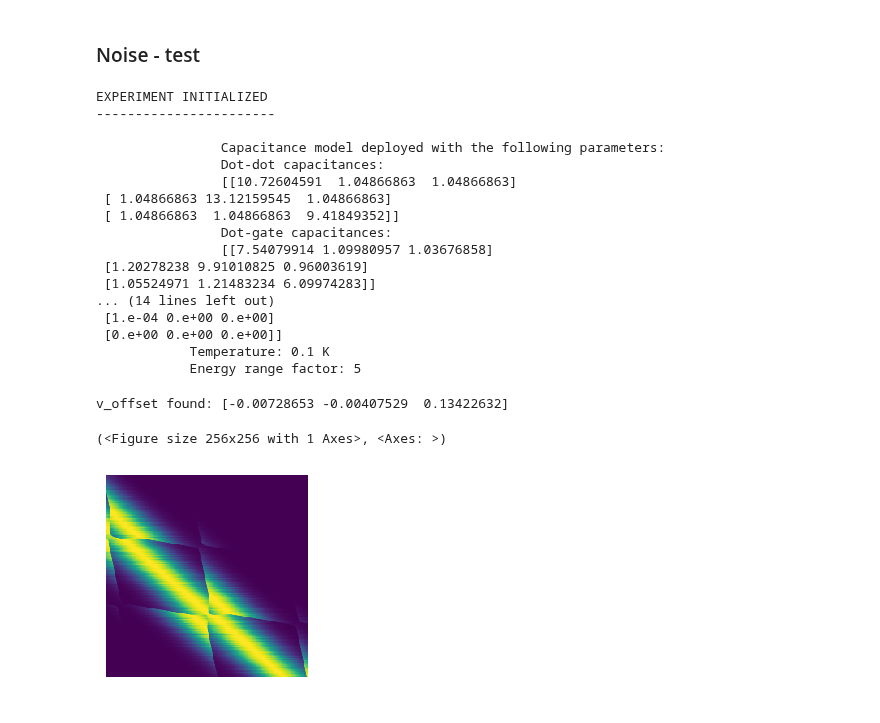
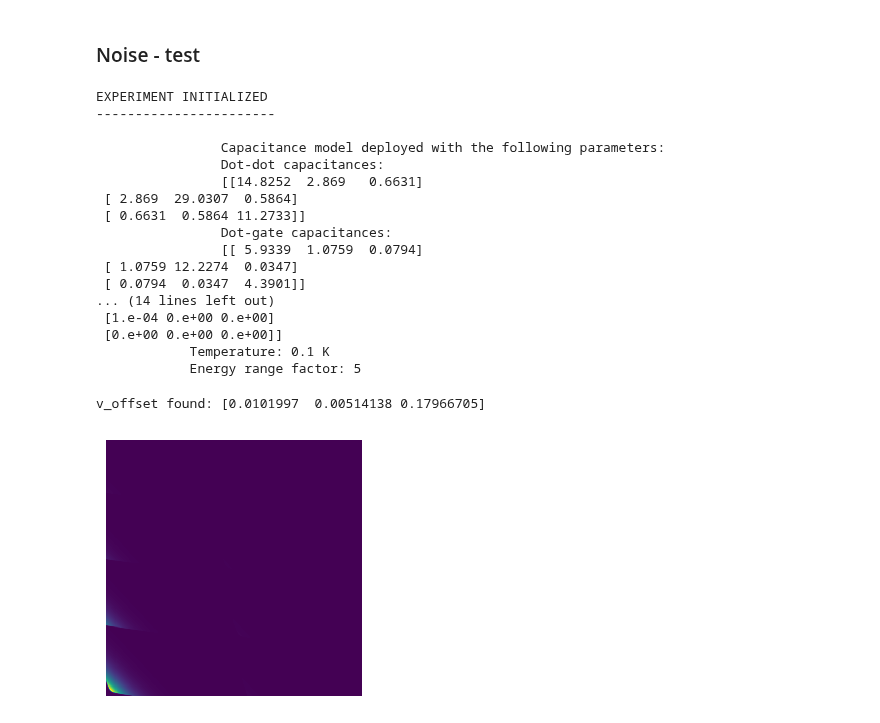
Before and after one commit to KREFT-QS-13/learning-QDs-parameters, a Jupyter notebook: example.ipynb, the cells around one changed output. Saved outputs shown, nothing was run; the diff lists cells and outputs as text; code cells hidden in the pictures.

Commit message:
Introduce device geometry and noise

```diff
--- a/example.ipynb
+++ b/example.ipynb
@@ -194,12 +194,17 @@ EXPERIMENT INITIALIZED
 # %% [markdown]
 ### Noise - test
 # %%
-c.set_global_K(3)
+c.set_global_NOISE(True)
+c.set_global_S(1)
+device = np.array([[1,1]])
+c.set_global_N(len(u.get_dots_indices(device)))
+c.set_global_K(c.N+c.S)
 
-C_DD, C_DG = u.generate_capacitance_matrices()
+C_DD, C_DG = u.generate_capacitance_matrices(device)
 tunnel_couplings = np.zeros((c.K,c.K))
 tunnel_couplings[0,1] = 100*1e-6
 tunnel_couplings[1,0] = 100*1e-6
+
 capacitance_config = {
         "C_DD" : C_DD,  #dot-dot capacitance matrix
         "C_Dg" : C_DG,  #dot-gate capacitance matrix
@@ -215,11 +220,9 @@ tunneling_config = {
 sensor_config = {
         "sensor_dot_indices": [2],  #Indices of the sensor dots
         "sensor_detunings": [-0.02],  #Detuning of the sensor dots
-        "noise_amplitude": {"fast_noise": 0.8*1e-5, "slow_noise": 2*1e-5}, #Noise amplitude for the sensor dots in eV
+        "noise_amplitude": {"fast_noise": 0.8*1e-80, "slow_noise": 2*1e-80}, #Noise amplitude for the sensor dots in eV
         "peak_width_multiplier": 25,  #Width of the sensor peaks in the units of thermal broadening m *kB*T/0.61.
 }
-# TODO:
-# draw an indece of the senor
 # %%
 experiment = Experiment(capacitance_config=capacitance_config,
                         tunneling_config=tunneling_config,
@@ -230,13 +233,13 @@ EXPERIMENT INITIALIZED
 
                 Capacitance model deployed with the following parameters:
                 Dot-dot capacitances:
-                [[10.72604591  1.04866863  1.04866863]
- [ 1.04866863 13.12159545  1.04866863]
- [ 1.04866863  1.04866863  9.41849352]]
+                [[14.8252  2.869   0.6631]
+ [ 2.869  29.0307  0.5864]
+ [ 0.6631  0.5864 11.2733]]
                 Dot-gate capacitances:
-                [[7.54079914 1.09980957 1.03676858]
- [1.20278238 9.91010825 0.96003619]
- [1.05524971 1.21483234 6.09974283]]
+                [[ 5.9339  1.0759  0.0794]
+ [ 1.0759 12.2274  0.0347]
+ [ 0.0794  0.0347  4.3901]]
 ... (14 lines left out)
  [1.e-04 0.e+00 0.e+00]
  [0.e+00 0.e+00 0.e+00]]
@@ -245,7 +248,7 @@ EXPERIMENT INITIALIZED
 # %%
 dvmax = -0.01
 dvmin = -0.02
-v0, v1 = -np.random.uniform(dvmin, dvmax, 2)
+v0, v1 = np.random.uniform(dvmin, dvmax, 2)
 
 xks, yks, csd_dataks, polytopesks, sensor_signalexp, _ = experiment.generate_CSD(
                                                 plane_axes = np.array([[1,0,0],[0,1,0]]), # vectors spanning the cut in voltage space
@@ -253,17 +256,16 @@ xks, yks, csd_dataks, polytopesks, sensor_signalexp, _ = experiment.generate_CSD
                                                 target_state = [1,0,5],  # target state for transition
                                                 target_transition = [-1,1,0], #target transition from target state, here transition to [2,3,2,3,5,5]
 
-                                                x_voltages=np.linspace(v0, 0.05+v0, 250), #voltage range for x-axis
-                                                y_voltages=np.linspace(v1, 0.05+v1, 250), #voltage range for y-axis
+                                                x_voltages=np.linspace(0, 0.05, 500), #voltage range for x-axis
+                                                y_voltages=np.linspace(0, 0.05, 500), #voltage range for y-axis
                                                 compute_polytopes = True,
                                                 # compensate_sensors=True, #compensate the sensors
                                                  #compute the corners of constant occupation
                                                 use_sensor_signal=True) #use the sensor signals
 # %% [output]
-v_offset found: [-0.00728653 -0.00407529  0.13422632]
+v_offset found: [0.0101997  0.00514138 0.17966705]
 # %%
 %matplotlib inline
-u.plot_CSD(xks, yks, sensor_signalexp[:,:,0], polytopesks)
+fig, ax = u.plot_CSD(xks, yks, sensor_signalexp[:,:,0], polytopesks)
 # %% [output]
-(<Figure size 256x256 with 1 Axes>, <Axes: >)
-[figure, old version]
+[figure, new version]
```
Also changed, not shown: parts of 12 cells of this notebook, 4 other files.
